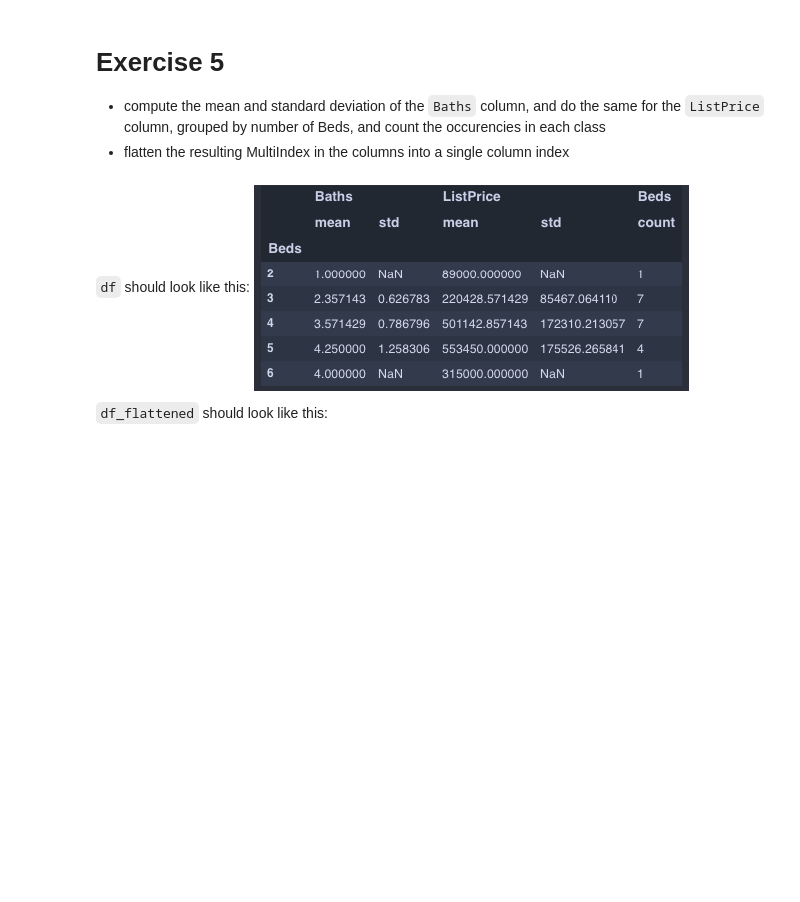
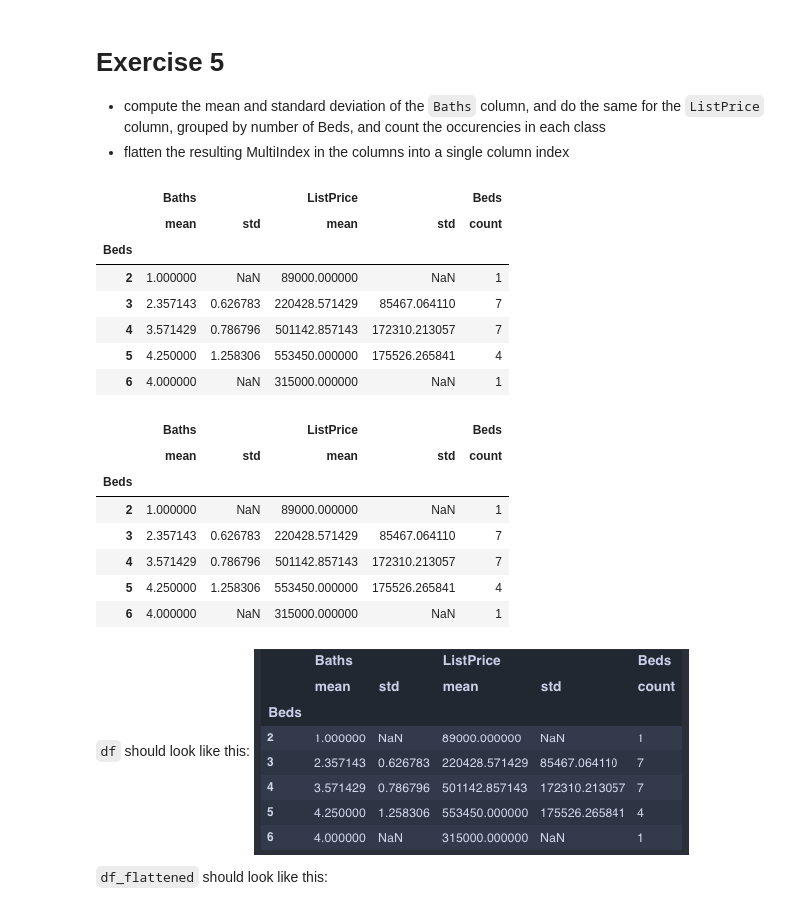
Before and after one commit to persello/daml-notebooks, a Jupyter notebook: 09/python-pandas.ipynb, the cells around one changed output. Saved outputs shown, nothing was run; the diff lists cells and outputs as text; code cells hidden in the pictures; blank space fills up the shorter version.

```diff
--- a/09/python-pandas.ipynb
+++ b/09/python-pandas.ipynb
@@ -185,3 +176,29 @@ df_flattened
+# %%
+
+df = df_origin.copy()
+df = df.groupby(['Beds'])[['ListPrice', 'Baths', 'Beds']].agg({'Baths': ['mean', 'std'], 'ListPrice': ['mean', 'std'], 'Beds': ['count']})
+display(df)
+
+df_flattened = df.copy()
+df_flattened = df_flattened.unstack()
+display(df_flattened)
+# %% [output]
+|  | Baths |  | ListPrice |  | Beds |
+|  | mean | std | mean | std | count |
+| Beds |  |  |  |  |  |
+| 2 | 1.000000 | NaN | 89000.000000 | NaN | 1 |
+| 3 | 2.357143 | 0.626783 | 220428.571429 | 85467.064110 | 7 |
+| 4 | 3.571429 | 0.786796 | 501142.857143 | 172310.213057 | 7 |
+| 5 | 4.250000 | 1.258306 | 553450.000000 | 175526.265841 | 4 |
+| 6 | 4.000000 | NaN | 315000.000000 | NaN | 1 |
+|  | Baths |  | ListPrice |  | Beds |
+|  | mean | std | mean | std | count |
+| Beds |  |  |  |  |  |
+| 2 | 1.000000 | NaN | 89000.000000 | NaN | 1 |
+| 3 | 2.357143 | 0.626783 | 220428.571429 | 85467.064110 | 7 |
+| 4 | 3.571429 | 0.786796 | 501142.857143 | 172310.213057 | 7 |
+| 5 | 4.250000 | 1.258306 | 553450.000000 | 175526.265841 | 4 |
+| 6 | 4.000000 | NaN | 315000.000000 | NaN | 1 |
 # %% [markdown]
 `df` should look like this:
 ![z.png](attachment:z.png)
```
Also changed, not shown: parts of 1 cell of this notebook.
